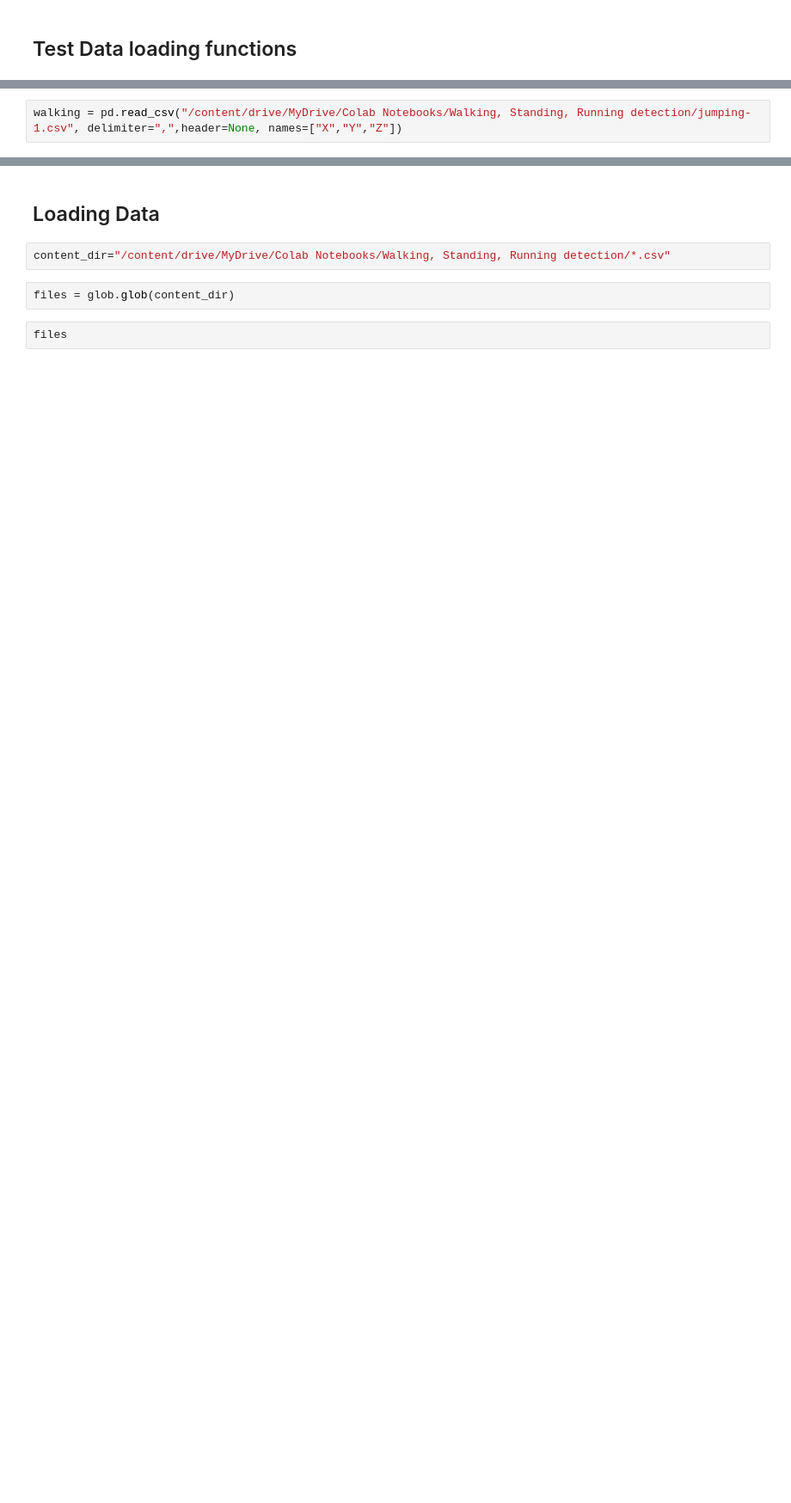
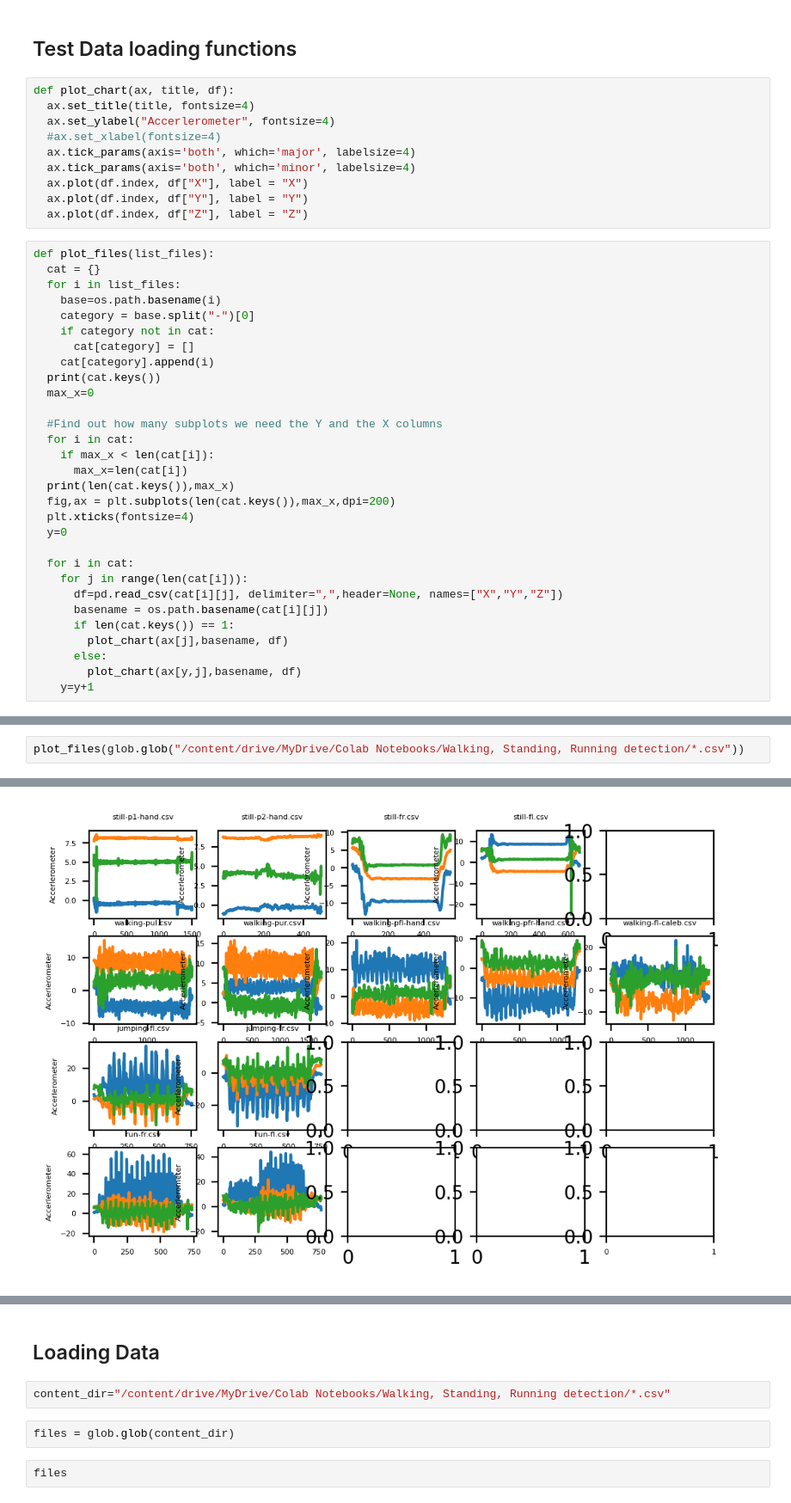
Before and after one commit to sljm12/machine_learning_notebooks, a Jupyter notebook: LSTM_Accelerometer/LSTM_Accerlormeter.ipynb, the cells around one changed output, grey strips where cells are left out. Shown at 86% size. Drawn from its saved outputs; the diff is of its cells as text; blank space fills up the shorter version.

```diff
--- a/LSTM_Accelerometer/LSTM_Accerlormeter.ipynb
+++ b/LSTM_Accelerometer/LSTM_Accerlormeter.ipynb
@@ -25,2 +46,42 @@ window_size = 3 # the number of records of X,Y,Z that we will count as one time
 # %% [markdown]
 ## Test Data loading functions
+# %%
+def plot_chart(ax, title, df):
+  ax.set_title(title, fontsize=4)
+  ax.set_ylabel("Accerlerometer", fontsize=4)
+  #ax.set_xlabel(fontsize=4)
+  ax.tick_params(axis='both', which='major', labelsize=4)
+  ax.tick_params(axis='both', which='minor', labelsize=4)
+  ax.plot(df.index, df["X"], label = "X")
+  ax.plot(df.index, df["Y"], label = "Y")
+  ax.plot(df.index, df["Z"], label = "Z")
+# %%
+def plot_files(list_files):
+  cat = {}
+  for i in list_files:
+    base=os.path.basename(i)
+    category = base.split("-")[0]
+    if category not in cat:
+      cat[category] = []
+    cat[category].append(i)
+  print(cat.keys())
+  max_x=0
+
+  #Find out how many subplots we need the Y and the X columns
+  for i in cat:
+    if max_x < len(cat[i]):
+      max_x=len(cat[i])
+  print(len(cat.keys()),max_x)
+  fig,ax = plt.subplots(len(cat.keys()),max_x,dpi=200)
+  plt.xticks(fontsize=4)
+  y=0
+
+  for i in cat:
+    for j in range(len(cat[i])):
+      df=pd.read_csv(cat[i][j], delimiter=",",header=None, names=["X","Y","Z"])
+      basename = os.path.basename(cat[i][j])
+      if len(cat.keys()) == 1:
+        plot_chart(ax[j],basename, df)
+      else:
+        plot_chart(ax[y,j],basename, df)
+    y=y+1
@@ -27,2 +90,3 @@ window_size = 3 # the number of records of X,Y,Z that we will count as one time
 # %%
-walking = pd.read_csv("/content/drive/MyDrive/Colab Notebooks/Walking, Standing, Running detection/jumping-1.csv", delimiter=",",header=None, names=["X","Y","Z"])
+plot_files(glob.glob("/content/drive/MyDrive/Colab Notebooks/Walking, Standing, Running detection/*.csv"))
+# %% [output]
@@ -28,0 +95 @@ walking = pd.read_csv("/content/drive/MyDrive/Colab Notebooks/Walking, Standing,
+[figure, added]
```
Also changed, not shown: parts of 43 cells of this notebook.
